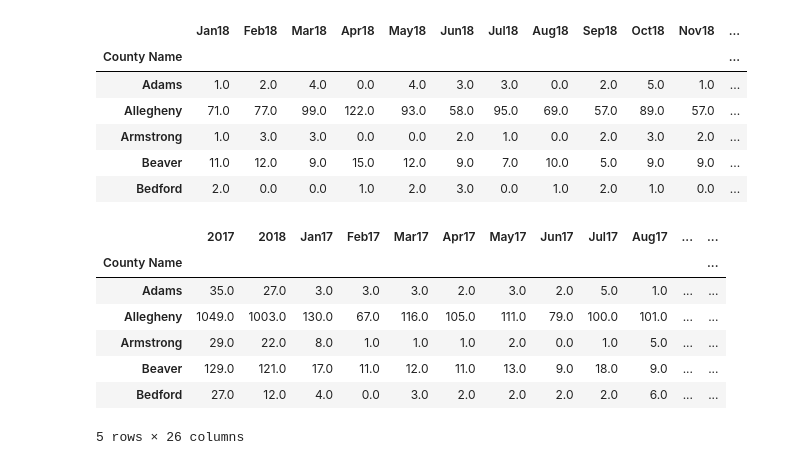
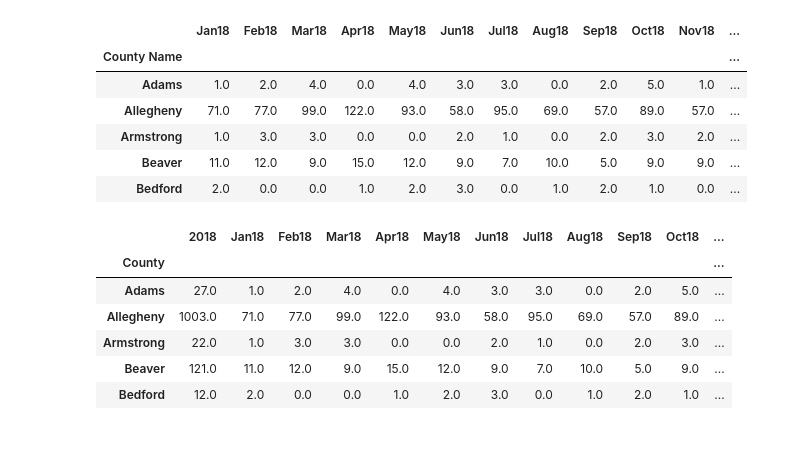
Before and after one commit to mokerlund/Opioid_Addiction_Crisis, a Jupyter notebook: Data Cleaning Notebooks/AW Data Cleaning.ipynb, the cells around one changed output. Saved outputs shown, nothing was run; the diff lists cells and outputs as text; code cells hidden in the pictures.

```diff
--- a/Data Cleaning Notebooks/AW Data Cleaning.ipynb
+++ b/Data Cleaning Notebooks/AW Data Cleaning.ipynb
@@ -54,7 +49,7 @@ drug_boxes_by_county.to_csv("drug_boxes_by_county.csv")
 # Cleaning Help Now Intake Data
 ### goal is to aggregate by county for year; then look at aggregating by month by county so we can examine trends if we want
 # %%
-hotline = pd.read_csv("original data pulls/Hotline intakes.csv")
+hotline = pd.read_csv("../Original Data Pulls/Hotline intakes.csv")
 hotline.head()
 
 #change date column so easier to use syntax-wise
@@ -264,15 +259,21 @@ months2018.head()
 | Bedford | 2.0 | 0.0 | 0.0 | 1.0 | 2.0 | 3.0 | 0.0 | 1.0 | 2.0 | 1.0 | 0.0 | ... |
 # %%
 county_hotline_calls = pd.merge(months2017, months2018, on="County Name")
-county_hotline_calls.head()
+county_hotline_calls_2018 = county_hotline_calls.drop(columns=['2017', 'Jan17', 'Feb17', 'Mar17', 'Apr17', 'May17', 'Jun17','Jul17', 'Aug17', 'Sep17', 'Oct17', 'Nov17', 'Dec17'])
-# %% [output]
-|  | 2017 | 2018 | Jan17 | Feb17 | Mar17 | Apr17 | May17 | Jun17 | Jul17 | Aug17 | ... | ... |
-| County Name |  |  |  |  |  |  |  |  |  |  |  | ... |
-| Adams | 35.0 | 27.0 | 3.0 | 3.0 | 3.0 | 2.0 | 3.0 | 2.0 | 5.0 | 1.0 | ... | ... |
-| Allegheny | 1049.0 | 1003.0 | 130.0 | 67.0 | 116.0 | 105.0 | 111.0 | 79.0 | 100.0 | 101.0 | ... | ... |
-| Armstrong | 29.0 | 22.0 | 8.0 | 1.0 | 1.0 | 1.0 | 2.0 | 0.0 | 1.0 | 5.0 | ... | ... |
-| Beaver | 129.0 | 121.0 | 17.0 | 11.0 | 12.0 | 11.0 | 13.0 | 9.0 | 18.0 | 9.0 | ... | ... |
-| Bedford | 27.0 | 12.0 | 4.0 | 0.0 | 3.0 | 2.0 | 2.0 | 2.0 | 2.0 | 6.0 | ... | ... |
-5 rows × 26 columns
+# %%
+county_hotline_calls_2018 = county_hotline_calls_2018.reset_index()
+county_hotline_calls_2018 = county_hotline_calls_2018.rename(columns= {'County Name': 'County'})
+county_hotline_calls_2018 = county_hotline_calls_2018.set_index('County')
+county_hotline_calls_2018 = county_hotline_calls_2018.drop(columns=['index'])
+
+county_hotline_calls_2018.head()
+# %% [output]
+|  | 2018 | Jan18 | Feb18 | Mar18 | Apr18 | May18 | Jun18 | Jul18 | Aug18 | Sep18 | Oct18 | ... |
+| County |  |  |  |  |  |  |  |  |  |  |  | ... |
+| Adams | 27.0 | 1.0 | 2.0 | 4.0 | 0.0 | 4.0 | 3.0 | 3.0 | 0.0 | 2.0 | 5.0 | ... |
+| Allegheny | 1003.0 | 71.0 | 77.0 | 99.0 | 122.0 | 93.0 | 58.0 | 95.0 | 69.0 | 57.0 | 89.0 | ... |
+| Armstrong | 22.0 | 1.0 | 3.0 | 3.0 | 0.0 | 0.0 | 2.0 | 1.0 | 0.0 | 2.0 | 3.0 | ... |
+| Beaver | 121.0 | 11.0 | 12.0 | 9.0 | 15.0 | 12.0 | 9.0 | 7.0 | 10.0 | 5.0 | 9.0 | ... |
+| Bedford | 12.0 | 2.0 | 0.0 | 0.0 | 1.0 | 2.0 | 3.0 | 0.0 | 1.0 | 2.0 | 1.0 | ... |
 # %%
 #export to csv
```
Also changed, not shown: parts of 3 cells of this notebook, 5 other files.
